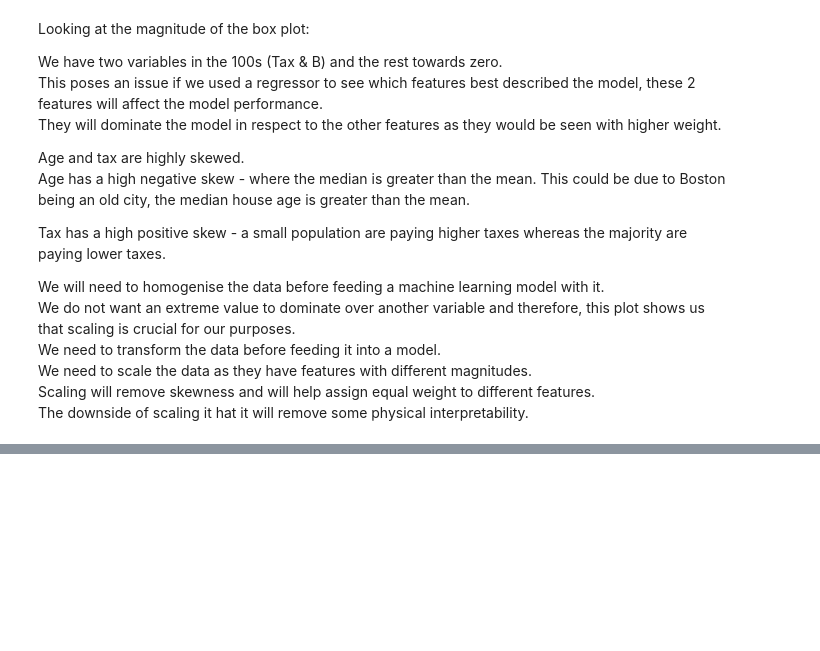
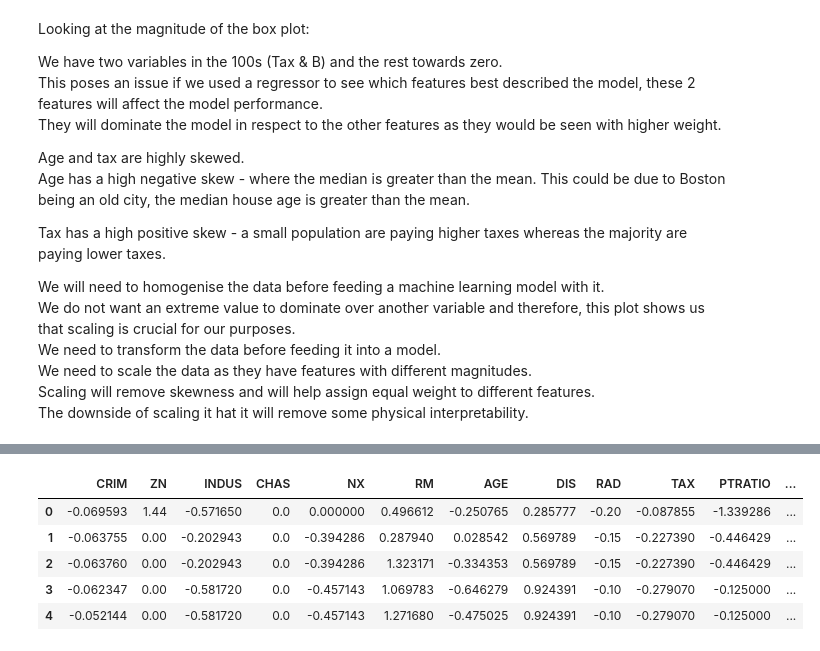
Before and after one commit to MrDanielHo/DFE-DATA4, a Jupyter notebook: DFE Data Engineering Next Steps/05-scikitlearn-ScalingData.ipynb, the cells around one changed output, grey strips where cells are left out. Saved outputs shown, nothing was run; the diff lists cells and outputs as text; code cells hidden in the pictures; blank space fills up the shorter version.

```diff
--- a/DFE Data Engineering Next Steps/05-scikitlearn-ScalingData.ipynb
+++ b/DFE Data Engineering Next Steps/05-scikitlearn-ScalingData.ipynb
@@ -56,0 +113,22 @@ The downside of scaling it hat it will remove some physical interpretability.
+# %%
+from sklearn.pipeline import Pipeline
+from sklearn.preprocessing import RobustScaler
+
+# we can use a single pipeline class to define multiple steps for our pipeline.
+
+transformer = Pipeline(
+    [
+        ('scaler', StandardScaler()),
+        ('robust', RobustScaler())
+    ]
+)
+
+transformer.fit(X)
+pd.DataFrame(transformer.transform(X), columns=list(X)).head()
+# %% [output]
+|  | CRIM | ZN | INDUS | CHAS | NX | RM | AGE | DIS | RAD | TAX | PTRATIO | ... |
+| 0 | -0.069593 | 1.44 | -0.571650 | 0.0 | 0.000000 | 0.496612 | -0.250765 | 0.285777 | -0.20 | -0.087855 | -1.339286 | ... |
+| 1 | -0.063755 | 0.00 | -0.202943 | 0.0 | -0.394286 | 0.287940 | 0.028542 | 0.569789 | -0.15 | -0.227390 | -0.446429 | ... |
+| 2 | -0.063760 | 0.00 | -0.202943 | 0.0 | -0.394286 | 1.323171 | -0.334353 | 0.569789 | -0.15 | -0.227390 | -0.446429 | ... |
+| 3 | -0.062347 | 0.00 | -0.581720 | 0.0 | -0.457143 | 1.069783 | -0.646279 | 0.924391 | -0.10 | -0.279070 | -0.125000 | ... |
+| 4 | -0.052144 | 0.00 | -0.581720 | 0.0 | -0.457143 | 1.271680 | -0.475025 | 0.924391 | -0.10 | -0.279070 | -0.125000 | ... |
```
Also changed, not shown: parts of 9 cells of this notebook.
